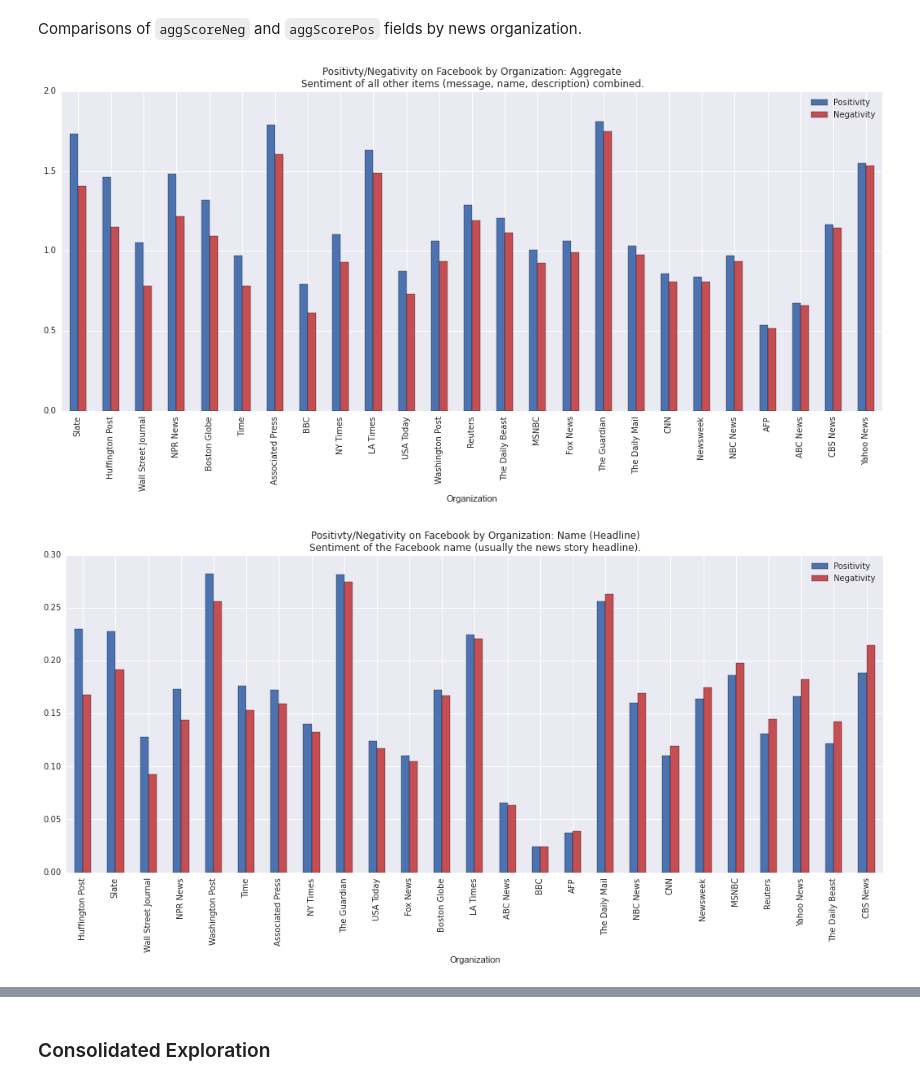
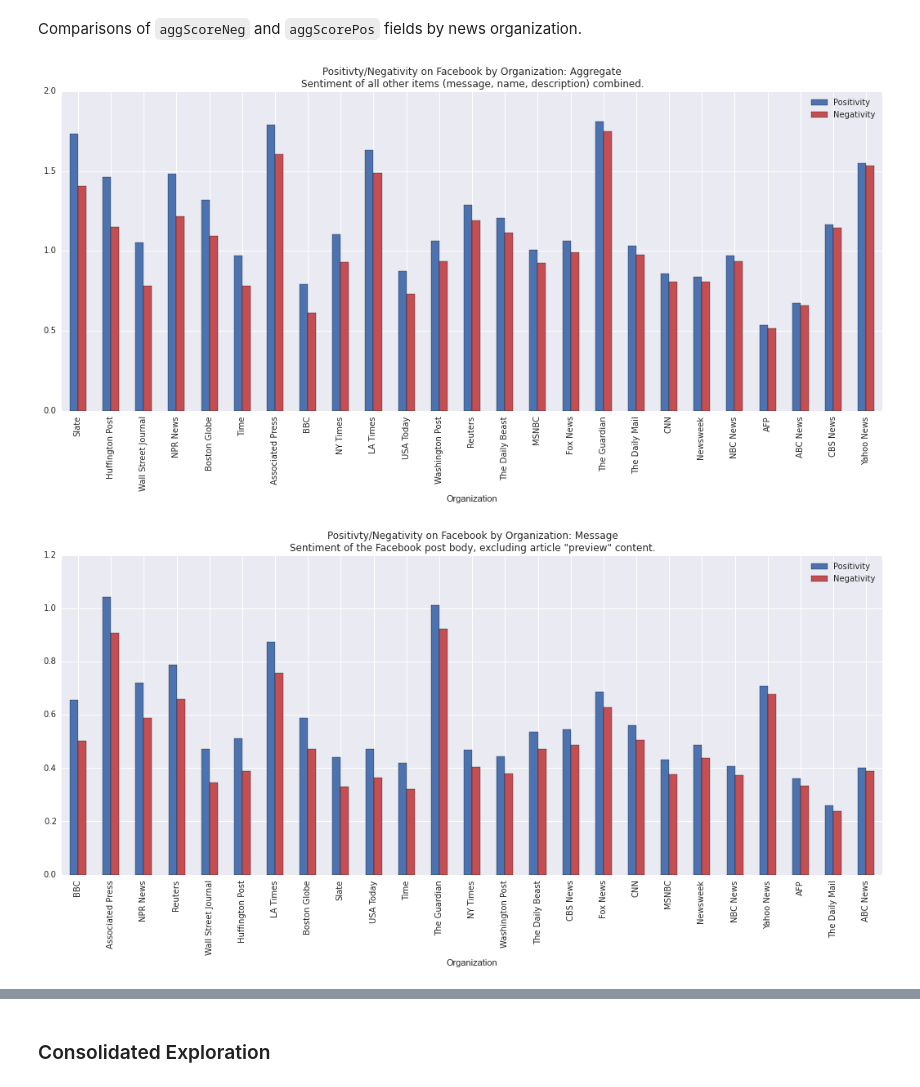
Before and after one commit to micahlanier/social-news, a Jupyter notebook: src/sentiment/sentimentExploration.ipynb, the cells around one changed output, grey strips where cells are left out. Cells and saved outputs as stored; diff of their text form; code cells hidden in the pictures.

Commit message:
Added additional charts

```diff
--- a/src/sentiment/sentimentExploration.ipynb
+++ b/src/sentiment/sentimentExploration.ipynb
@@ -311,19 +311,19 @@ Comparisons of `aggScoreNeg` and `aggScorePos` fields by news organization.
 # %%
 # One plot per content type.
 for (k,s) in fbSentimentKeys.iteritems():
-    # Let's just keep it to agg/name for now.
-    if k not in ('agg','name'): continue
+    # Let's just keep it to agg/name for now. Nevermind!
+    # if k not in ('agg','name'): continue
     # Data.
     aggFbMeans = fbMeans.ix[fbMeans.contentType==k,:].sort('aggDiff',ascending=False)
     # Plot.
     ax = aggFbMeans.iloc[:,[2,1]].plot(kind='bar',color=[snsColorNeg,snsColorPos])
     ax.lines[0].remove()
     # Title.
     ax.set_title('Positivty/Negativity on Facebook by Organization: '+s['name']+'\n'+s['description'])
     ax.set_xlabel('Organization')
     # Fix legends.
     plt.legend(['Positivity','Negativity'])
     pass
 # %% [output]
 [figure]
-[figure, old version]
+[figure, new version]
```
Also changed, not shown: parts of 1 cell of this notebook.
